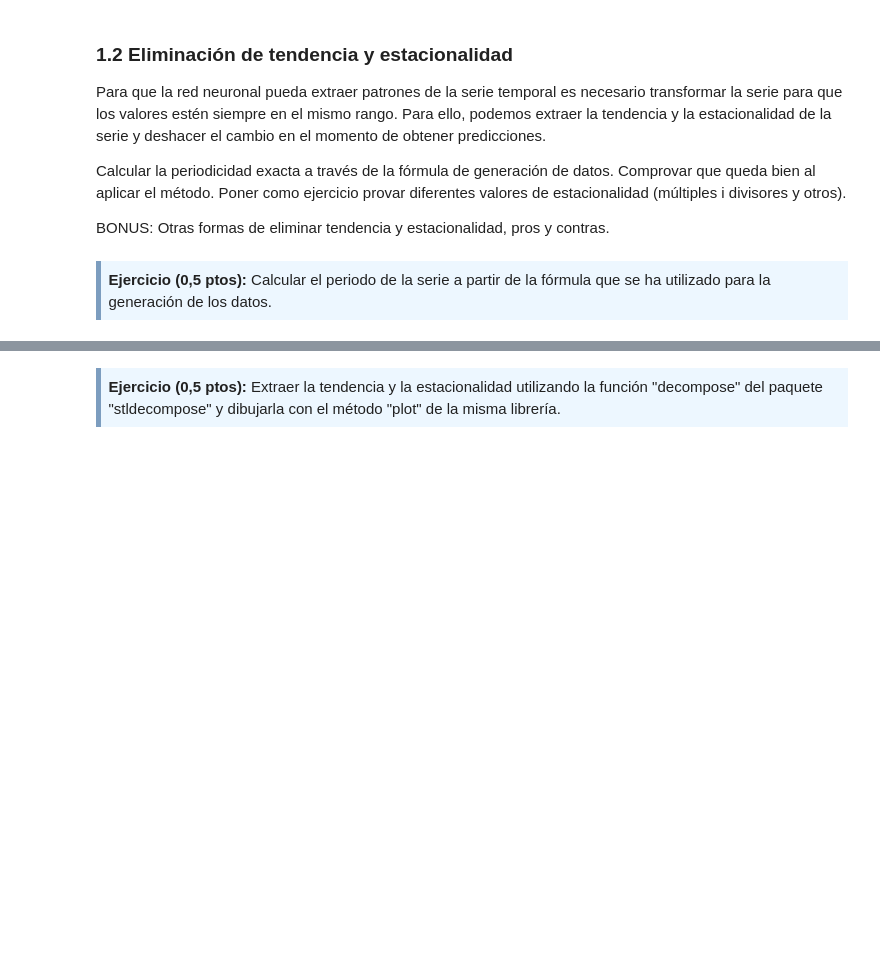
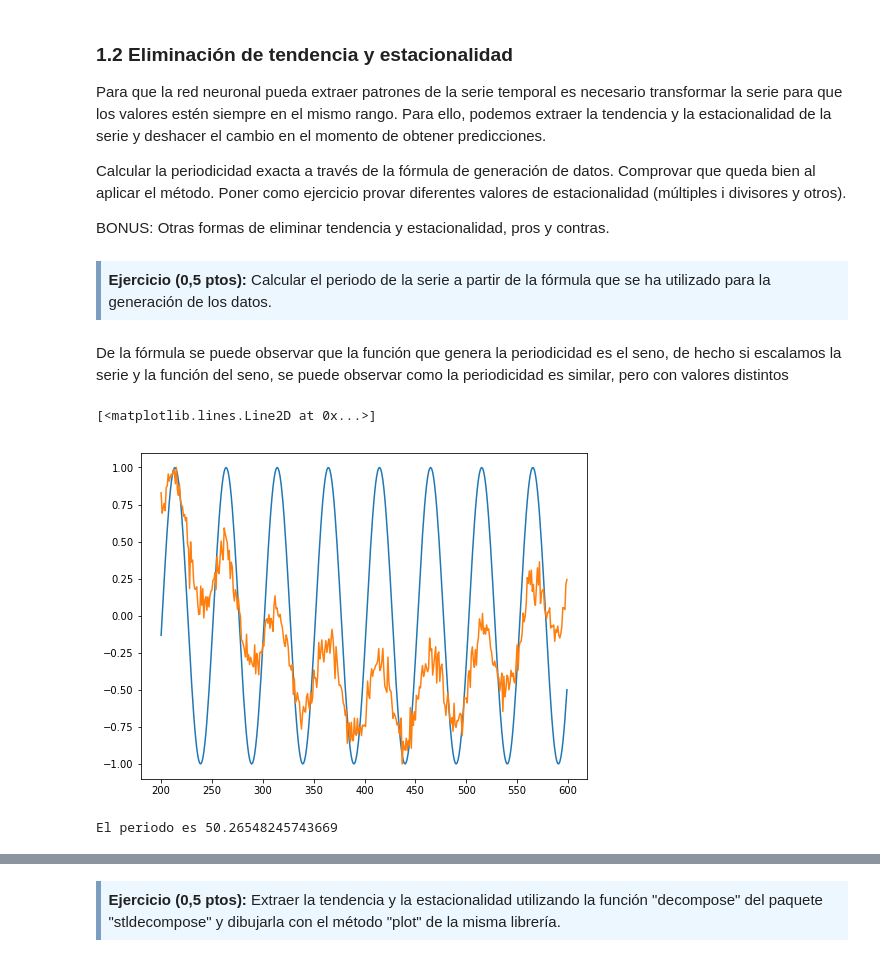
Before and after one commit to Gonmeso/UOC_Deep_Learning, a Jupyter notebook: PEC03/20182_M2.875_PEC3-Entrega_Gmellizo-soto.ipynb, the cells around one changed output, grey strips where cells are left out. Cells and saved outputs as stored; diff of their text form; code cells hidden in the pictures; blank space fills up the shorter version.

```diff
--- a/PEC03/20182_M2.875_PEC3-Entrega_Gmellizo-soto.ipynb
+++ b/PEC03/20182_M2.875_PEC3-Entrega_Gmellizo-soto.ipynb
@@ -70,3 +68,17 @@ BONUS: Otras formas de eliminar tendencia y estacionalidad, pros y contras.
 <div style="background-color: #EDF7FF; border-color: #7C9DBF; border-left: 5px solid #7C9DBF; padding: 0.5em;">
 <strong>Ejercicio (0,5 ptos):</strong> Calcular el periodo de la serie a partir de la fórmula que se ha utilizado para la generación de los datos.
 </div>
+# %% [markdown]
+De la fórmula se puede observar que la función que genera la periodicidad es el seno, de hecho si escalamos la serie y la función del seno, se puede observar como la periodicidad es similar, pero con valores distintos
+# %%
+sc = MinMaxScaler(feature_range=(-1,1)).fit_transform
+plt.plot(idx, sc(np.array([np.sin(x/8) for x in idx]).reshape(-1, 1)))
+plt.plot(idx, sc(np.array(serie).reshape(-1, 1)))
+# %% [output]
+[<matplotlib.lines.Line2D at 0x...>]
+[figure, added]
+# %%
+periodo = np.pi*2*8 # En una función seno normal el periodo es de 2pi radianes
+print(f'El periodo es {periodo}')
+# %% [output]
+El periodo es 50.26548245743669
```
Also changed, not shown: parts of 30 cells of this notebook, 1 other file.
